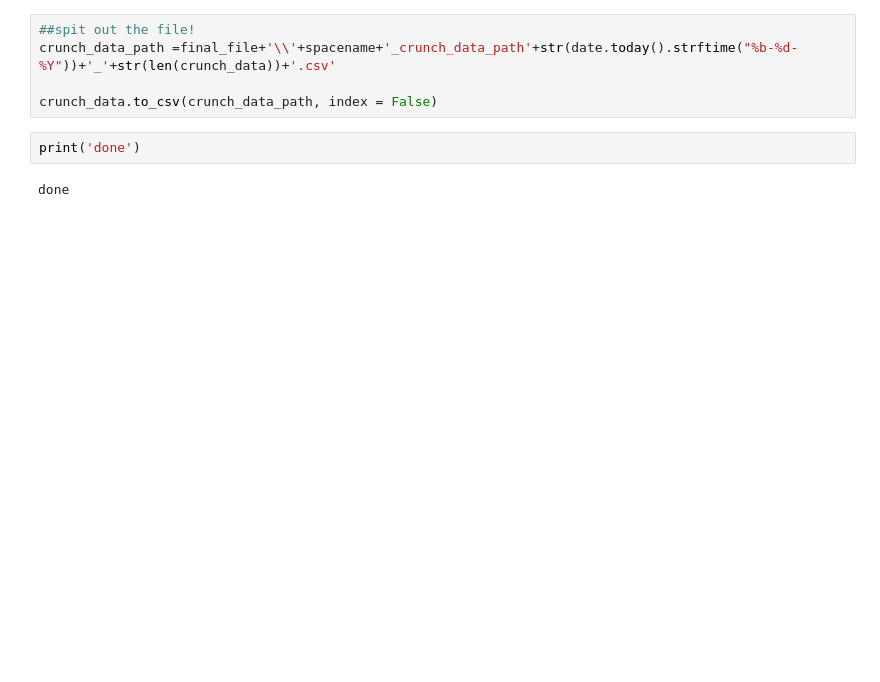
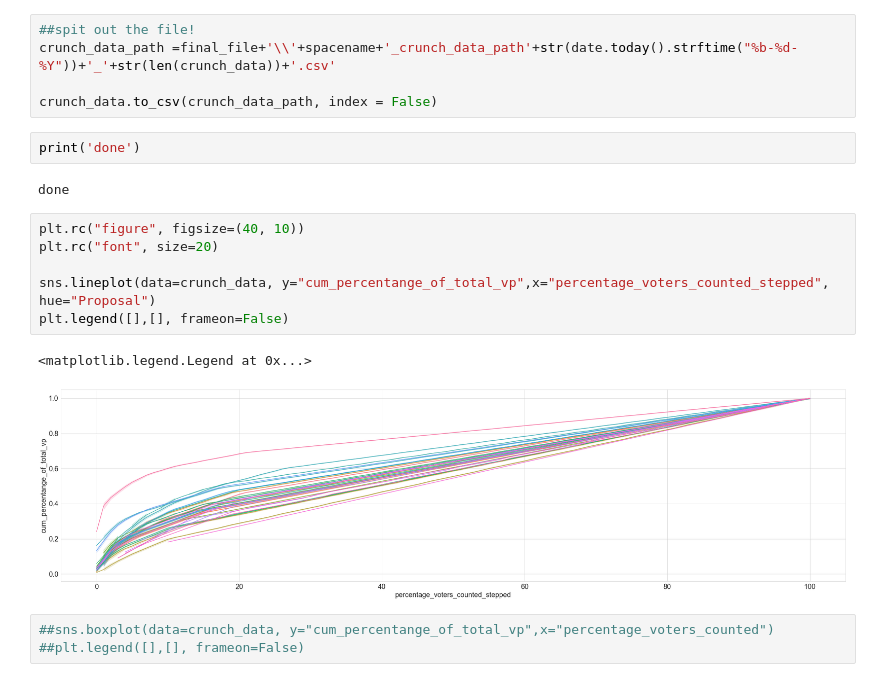
Before and after one commit to EdgeCaser/snapshot_governance, a Jupyter notebook: DAO_snapshot_tool_data.ipynb, the cells around one changed output. Cells and saved outputs as stored; diff of their text form; blank space fills up the shorter version.

Commit message:
Now incorporating charts for pretty data

```diff
--- a/DAO_snapshot_tool_data.ipynb
+++ b/DAO_snapshot_tool_data.ipynb
@@ -272,3 +275,15 @@ crunch_data.to_csv(crunch_data_path, index = False)
 print('done')
 # %% [output]
 done
+# %%
+plt.rc("figure", figsize=(40, 10))
+plt.rc("font", size=20)
+
+sns.lineplot(data=crunch_data, y="cum_percentange_of_total_vp",x="percentage_voters_counted_stepped", hue="Proposal")
+plt.legend([],[], frameon=False)
+# %% [output]
+<matplotlib.legend.Legend at 0x...>
+[figure, added]
+# %%
+##sns.boxplot(data=crunch_data, y="cum_percentange_of_total_vp",x="percentage_voters_counted")
+##plt.legend([],[], frameon=False)
```
Also changed, not shown: parts of 13 cells of this notebook.
